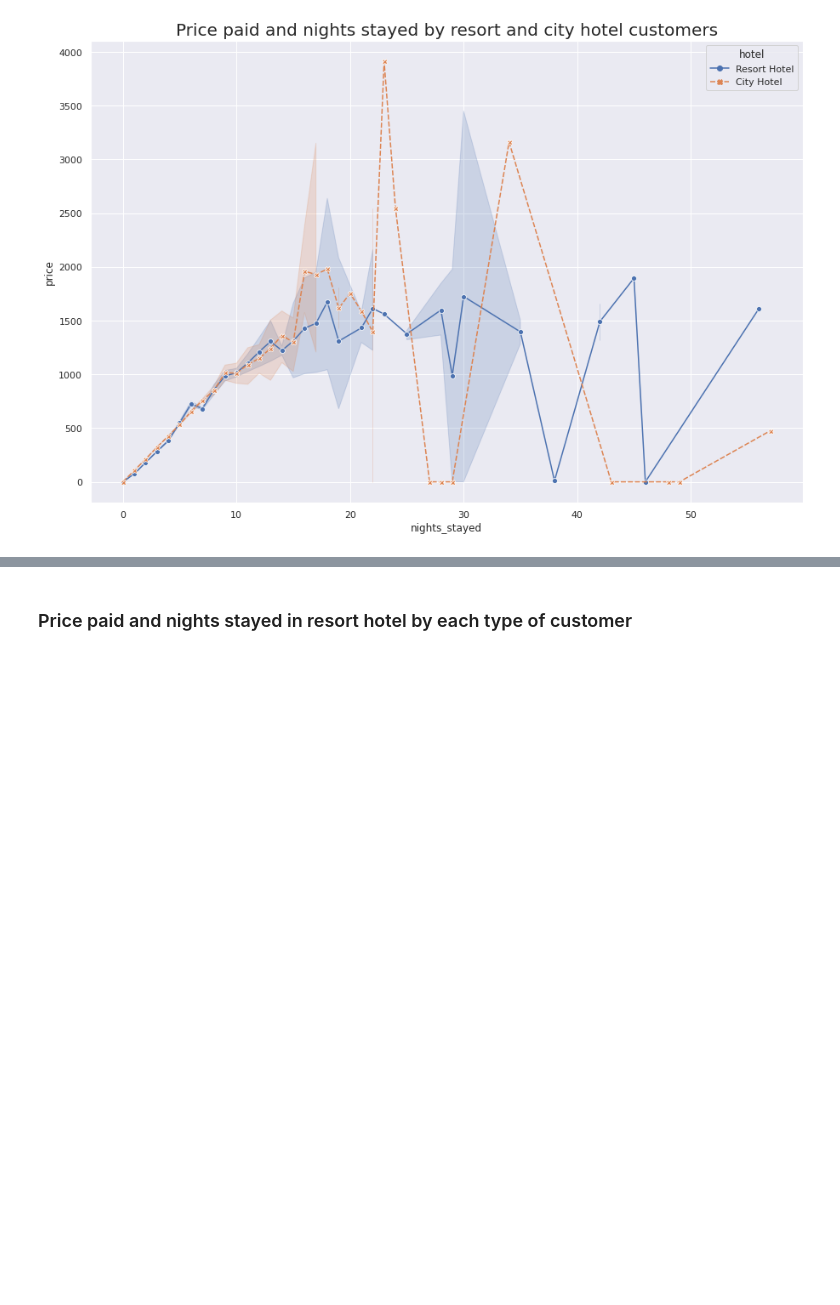
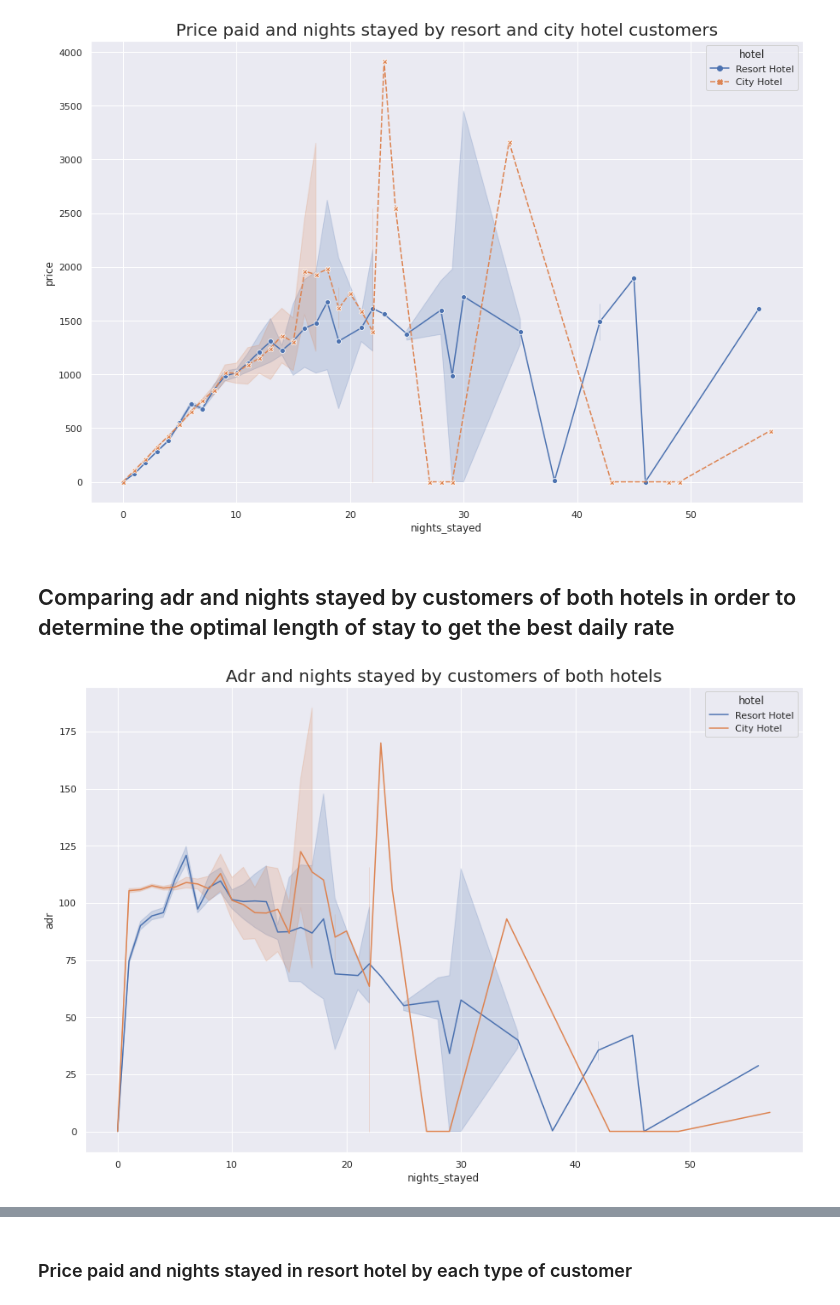
Before and after one commit to LuvMutreja/Hotel-booking-analysis, a Jupyter notebook: Luv_Mutreja_Hotel_Booking_Analysis_Capstone_Project.ipynb, the cells around one changed output, grey strips where cells are left out. Saved outputs shown, nothing was run; the diff lists cells and outputs as text; code cells hidden in the pictures; blank space fills up the shorter version.

```diff
--- a/Luv_Mutreja_Hotel_Booking_Analysis_Capstone_Project.ipynb
+++ b/Luv_Mutreja_Hotel_Booking_Analysis_Capstone_Project.ipynb
@@ -511,3 +522,11 @@ plt.title('Price paid and nights stayed by resort and city hotel customers',font
 plt.show()
 # %% [output]
 [figure]
+# %% [markdown]
+## Comparing adr and nights stayed by customers of both hotels in order to determine the optimal length of stay to get the best daily rate
+# %%
+sns.lineplot(x='nights_stayed',y='adr',data=hoteldf,hue='hotel')
+plt.title('Adr and nights stayed by customers of both hotels',fontsize=20)
+plt.show()
+# %% [output]
+[figure, added]
```
Also changed, not shown: parts of 23 cells of this notebook.
